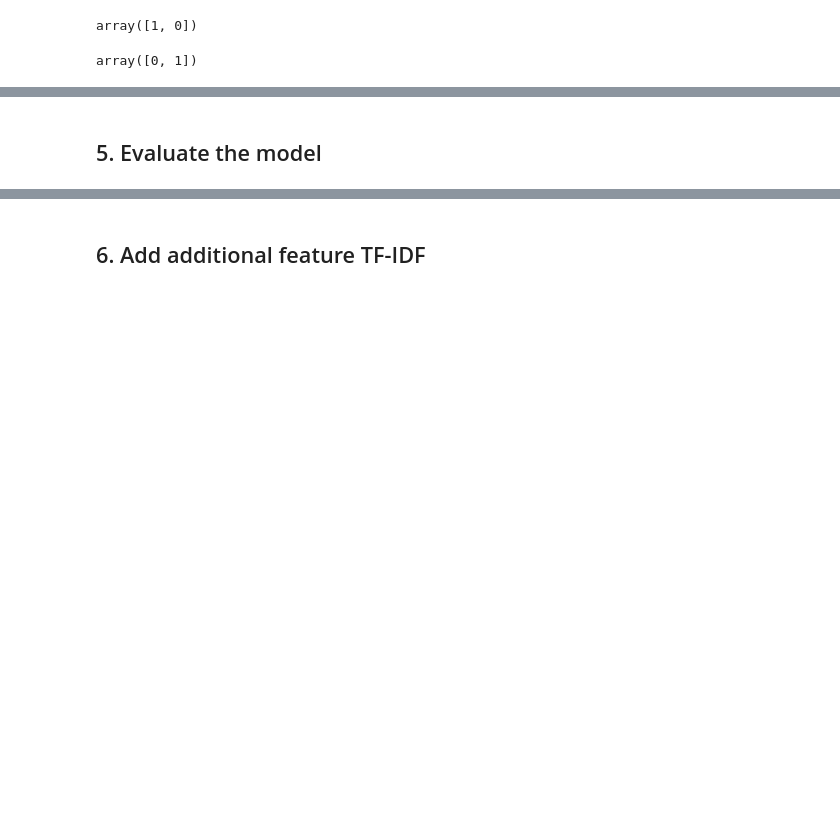
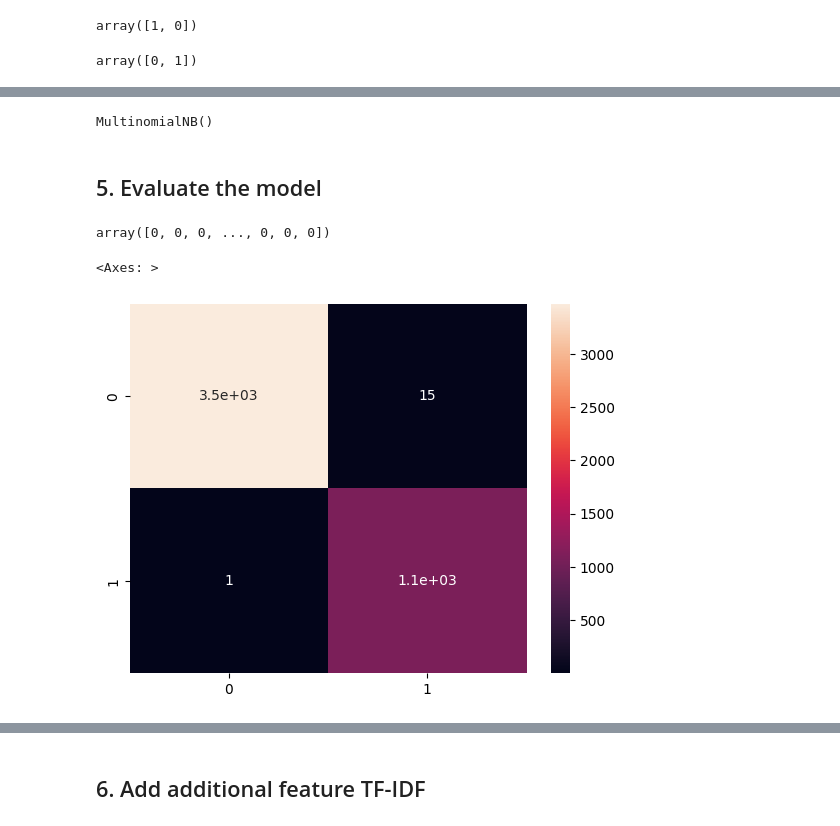
Before and after one commit to ahpmatias/NLP-spam-filter, a Jupyter notebook: Spam Classifier using Naive Bayes.ipynb, the cells around one changed output, grey strips where cells are left out. Drawn from its saved outputs; the diff is of its cells as text; code cells hidden in the pictures; blank space fills up the shorter version.

```diff
--- a/Spam Classifier using Naive Bayes.ipynb
+++ b/Spam Classifier using Naive Bayes.ipynb
@@ -181,2 +185,13 @@ array([0, 1])
+# %%
+from sklearn.model_selection import train_test_split
+
+X_train, X_test, y_train, y_test = train_test_split(X, labels, test_size = 0.2)
+# %%
+from sklearn.naive_bayes import MultinomialNB
+
+NB_classifier = MultinomialNB()
+NB_classifier.fit(X_train, y_train)
+# %% [output]
+MultinomialNB()
 # %% [markdown]
 ## 5. Evaluate the model
@@ -182,0 +200,11 @@ array([0, 1])
+# %%
+y_predict_train = NB_classifier.predict(X_train)
+y_predict_train
+# %% [output]
+array([0, 0, 0, ..., 0, 0, 0])
+# %%
+cm_train = confusion_matrix(y_train, y_predict_train)
+sns.heatmap(cm_train, annot=True)
+# %% [output]
+<Axes: >
+[figure, added]
```
Also changed, not shown: parts of 5 cells of this notebook.
